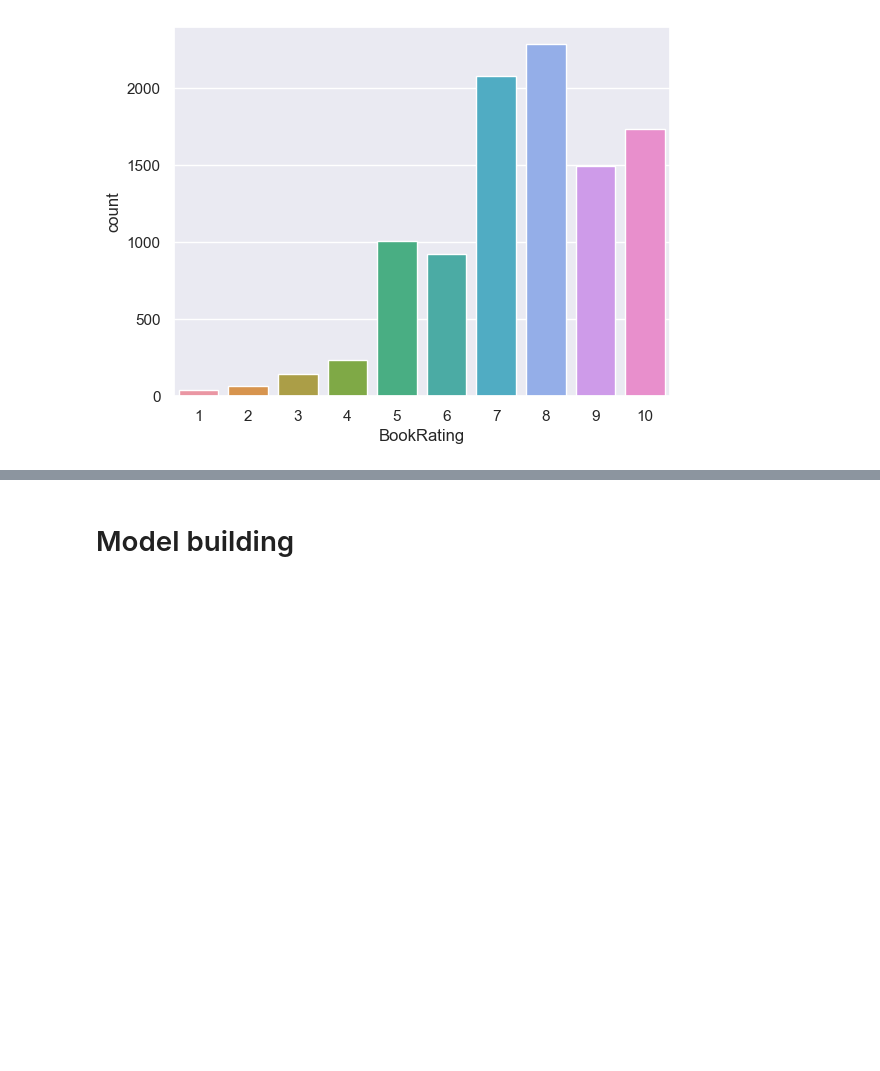
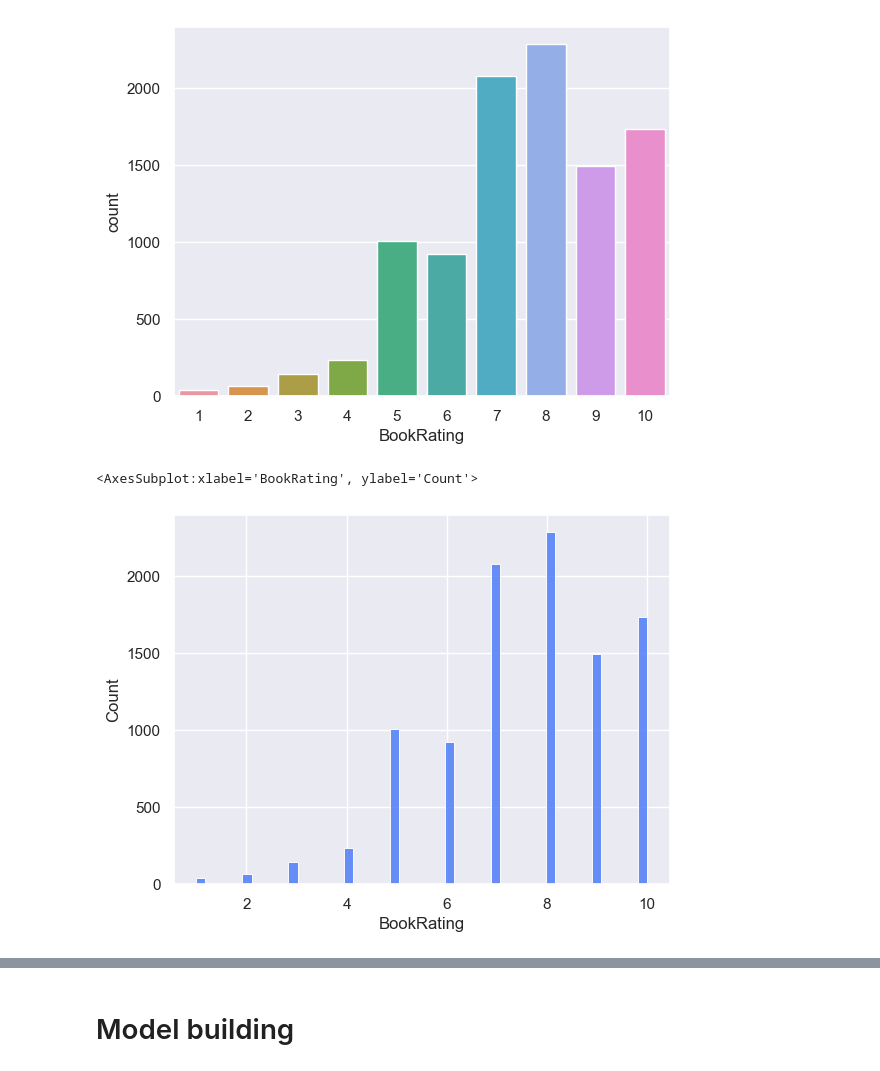
Before and after one commit to Apoorva023/Excelr-Assignment, a Jupyter notebook: Recommendation system/Recommendation system.ipynb, the cells around one changed output, grey strips where cells are left out. Drawn from its saved outputs; the diff is of its cells as text; code cells hidden in the pictures; blank space fills up the shorter version.

```diff
--- a/Recommendation system/Recommendation system.ipynb
+++ b/Recommendation system/Recommendation system.ipynb
@@ -107,3 +107,8 @@ sns.countplot(df['BookRating'])
 # %% [output]
 <AxesSubplot:xlabel='BookRating', ylabel='count'>
 [figure]
+# %%
+sns.histplot(data=df['BookRating'])
+# %% [output]
+<AxesSubplot:xlabel='BookRating', ylabel='Count'>
+[figure, added]
```
Also changed, not shown: parts of 2 cells of this notebook.
